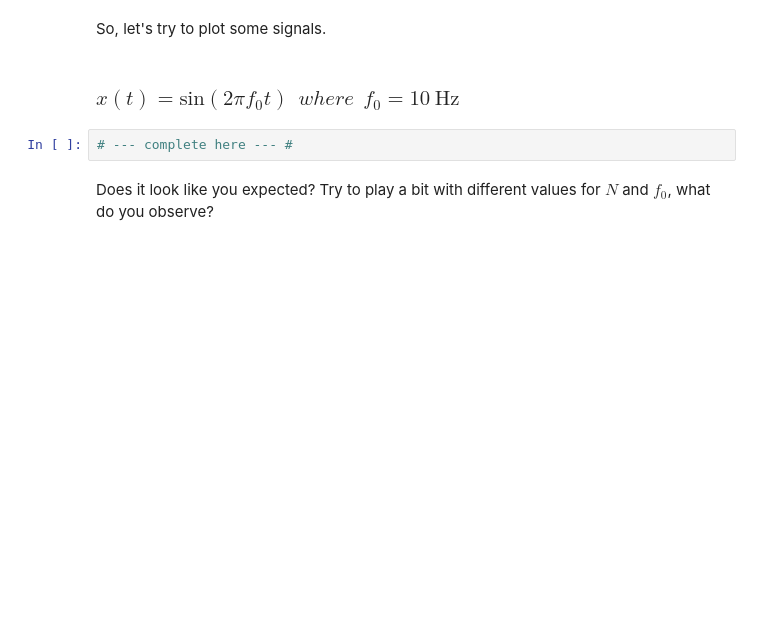
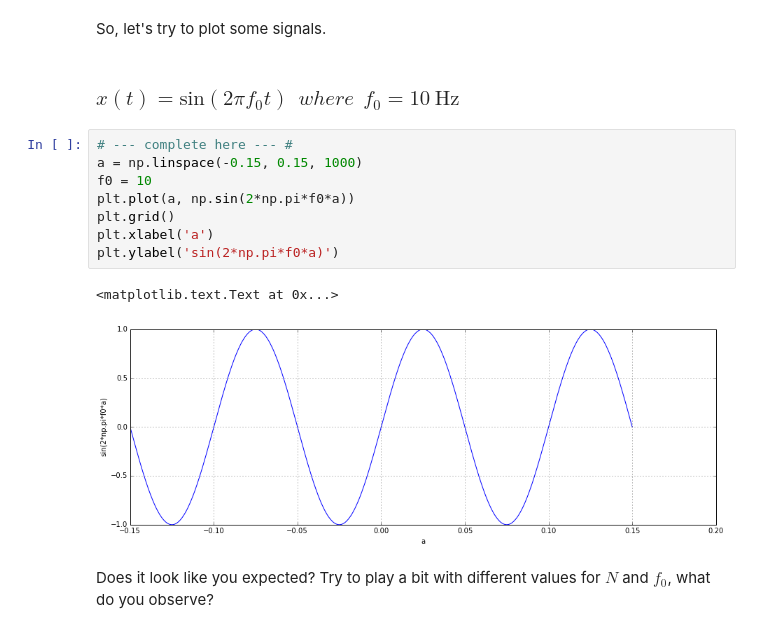
Before and after one commit to federicobozzini/unige-digital-signal-image-processing, a Jupyter notebook: lab0_part1/lab0_p1_STUDENTS.ipynb, the cells around one changed output. Cells and saved outputs as stored; diff of their text form; blank space fills up the shorter version.

```diff
--- a/lab0_part1/lab0_p1_STUDENTS.ipynb
+++ b/lab0_part1/lab0_p1_STUDENTS.ipynb
@@ -164,7 +212,16 @@ print(t2)
 So, let's try to plot some signals.
 # %% [markdown]
 ### $x(t)=\text{sin}(2\pi f_0 t)~~where~~f_0 = 10~\text{Hz}$
-# %%
-# --- complete here --- #
+# %%
+# --- complete here --- #
+a = np.linspace(-0.15, 0.15, 1000)
+f0 = 10
+plt.plot(a, np.sin(2*np.pi*f0*a))
+plt.grid()
+plt.xlabel('a')
+plt.ylabel('sin(2*np.pi*f0*a)')
+# %% [output]
+<matplotlib.text.Text at 0x...>
+[figure, added]
 # %% [markdown]
 Does it look like you expected? Try to play a bit with different values for $N$ and $f_0$, what do you observe?
```
Also changed, not shown: parts of 26 cells of this notebook.
